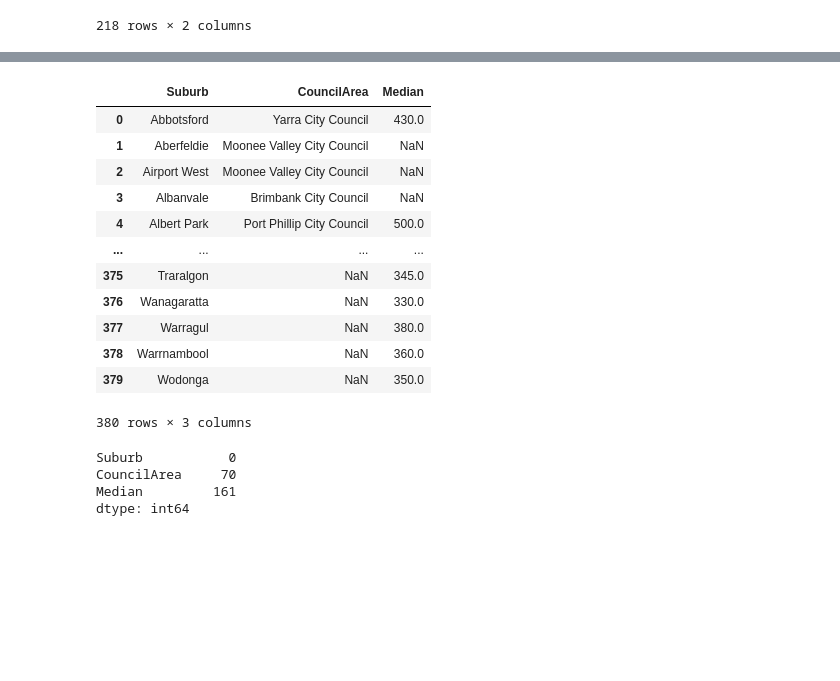
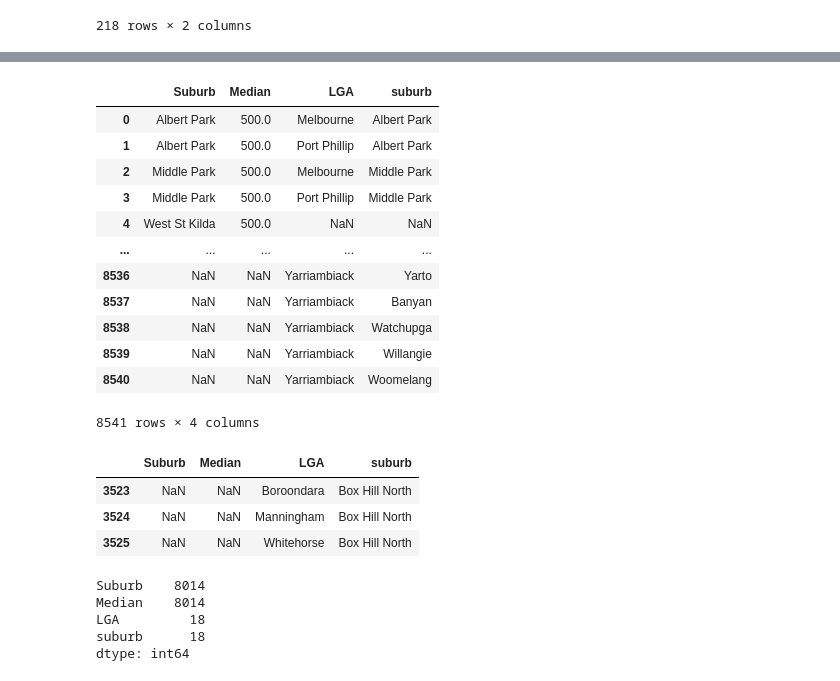
Before and after one commit to GuyDavis1/Week-9-Homework, a Jupyter notebook: data/cleaning.ipynb, the cells around one changed output, grey strips where cells are left out. Saved outputs shown, nothing was run; the diff lists cells and outputs as text; code cells hidden in the pictures; blank space fills up the shorter version.

```diff
--- a/data/cleaning.ipynb
+++ b/data/cleaning.ipynb
@@ -23,0 +5,3 @@ prop
+# %%
+prop=pd.read_csv("base_data_for_cleaning\postcode_lga.csv")
+prop
@@ -23,0 +29,3 @@ prop
+# %%
+post=pd.read_csv("base_data_for_cleaning\postcode_suburb.csv")
+post
@@ -23,0 +51,4 @@ prop
+# %%
+prop=prop.merge(post,left_on="Postcode",right_on="postcode")
+prop=prop[(prop.state=="VIC")]
+prop
@@ -23,0 +76,4 @@ prop
+# %%
+prop=prop[["LGA","suburb"]].drop_duplicates()
+prop.suburb=prop.suburb.str.title()
+prop
@@ -62,25 +145,34 @@ all_suburbs
 # %%
-merged=all_suburbs.merge(suburb_rents,on="Suburb",how="outer")
+merged=suburb_rents.merge(prop,left_on="Suburb",right_on="suburb",how="outer")
+
 merged
 # %% [output]
-|  | Suburb | CouncilArea | Median |
-| 0 | Abbotsford | Yarra City Council | 430.0 |
-| 1 | Aberfeldie | Moonee Valley City Council | NaN |
-| 2 | Airport West | Moonee Valley City Council | NaN |
-| 3 | Albanvale | Brimbank City Council | NaN |
-| 4 | Albert Park | Port Phillip City Council | 500.0 |
-| ... | ... | ... | ... |
-| 375 | Traralgon | NaN | 345.0 |
-| 376 | Wanagaratta | NaN | 330.0 |
-| 377 | Warragul | NaN | 380.0 |
-| 378 | Warrnambool | NaN | 360.0 |
-| 379 | Wodonga | NaN | 350.0 |
+|  | Suburb | Median | LGA | suburb |
+| 0 | Albert Park | 500.0 | Melbourne | Albert Park |
+| 1 | Albert Park | 500.0 | Port Phillip | Albert Park |
+| 2 | Middle Park | 500.0 | Melbourne | Middle Park |
+| 3 | Middle Park | 500.0 | Port Phillip | Middle Park |
+| 4 | West St Kilda | 500.0 | NaN | NaN |
+| ... | ... | ... | ... | ... |
+| 8536 | NaN | NaN | Yarriambiack | Yarto |
+| 8537 | NaN | NaN | Yarriambiack | Banyan |
+| 8538 | NaN | NaN | Yarriambiack | Watchupga |
+| 8539 | NaN | NaN | Yarriambiack | Willangie |
+| 8540 | NaN | NaN | Yarriambiack | Woomelang |
-380 rows × 3 columns
+8541 rows × 4 columns
+# %%
+merged[merged.suburb=="Box Hill North"]
+# %% [output]
+|  | Suburb | Median | LGA | suburb |
+| 3523 | NaN | NaN | Boroondara | Box Hill North |
+| 3524 | NaN | NaN | Manningham | Box Hill North |
+| 3525 | NaN | NaN | Whitehorse | Box Hill North |
 # %%
 merged.isnull().sum()
 # %% [output]
-Suburb           0
-CouncilArea     70
-Median         161
+Suburb    8014
+Median    8014
+LGA         18
+suburb      18
 dtype: int64
 # %%
```
Also changed, not shown: parts of 19 cells of this notebook, 4 other files.
